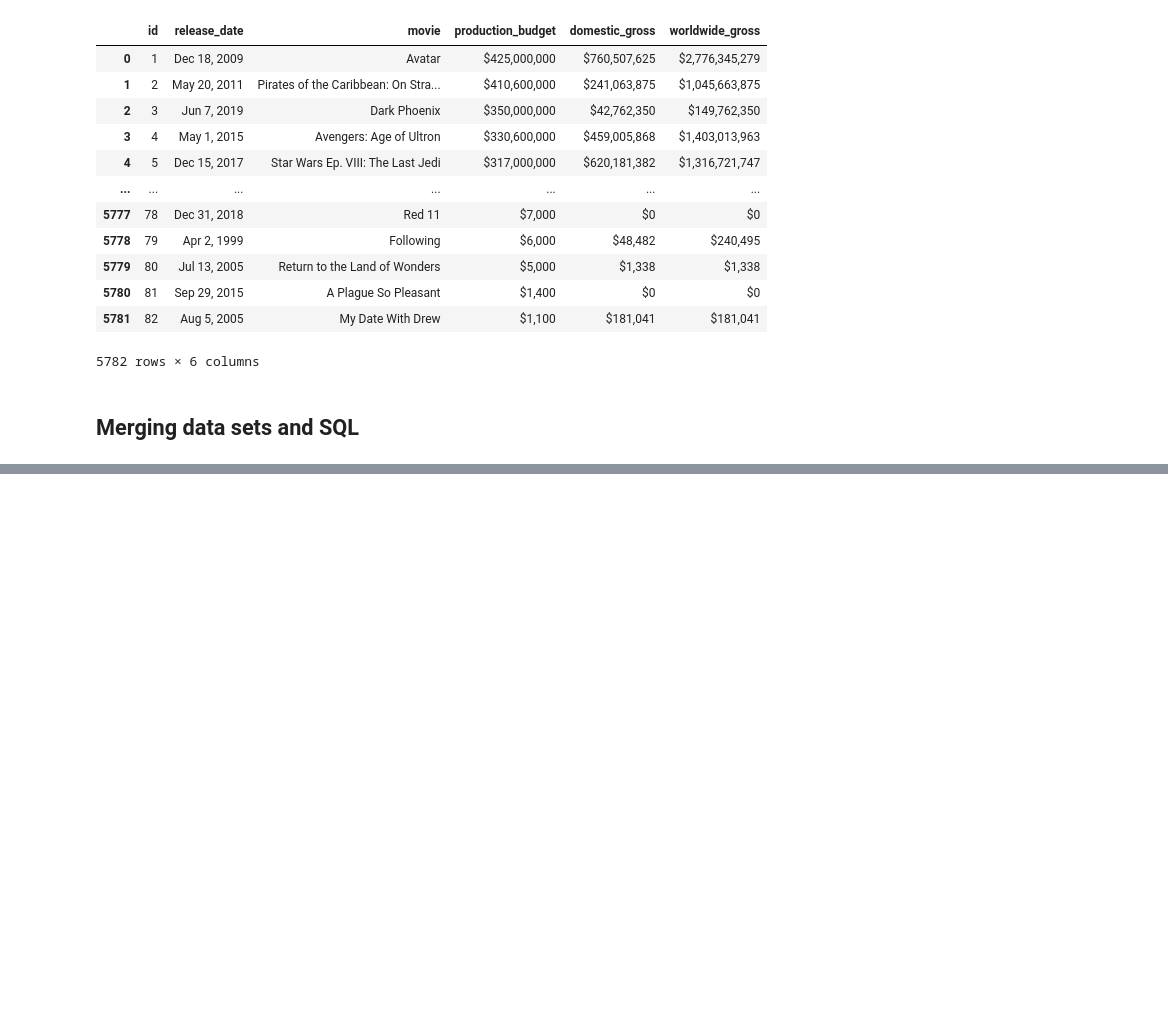
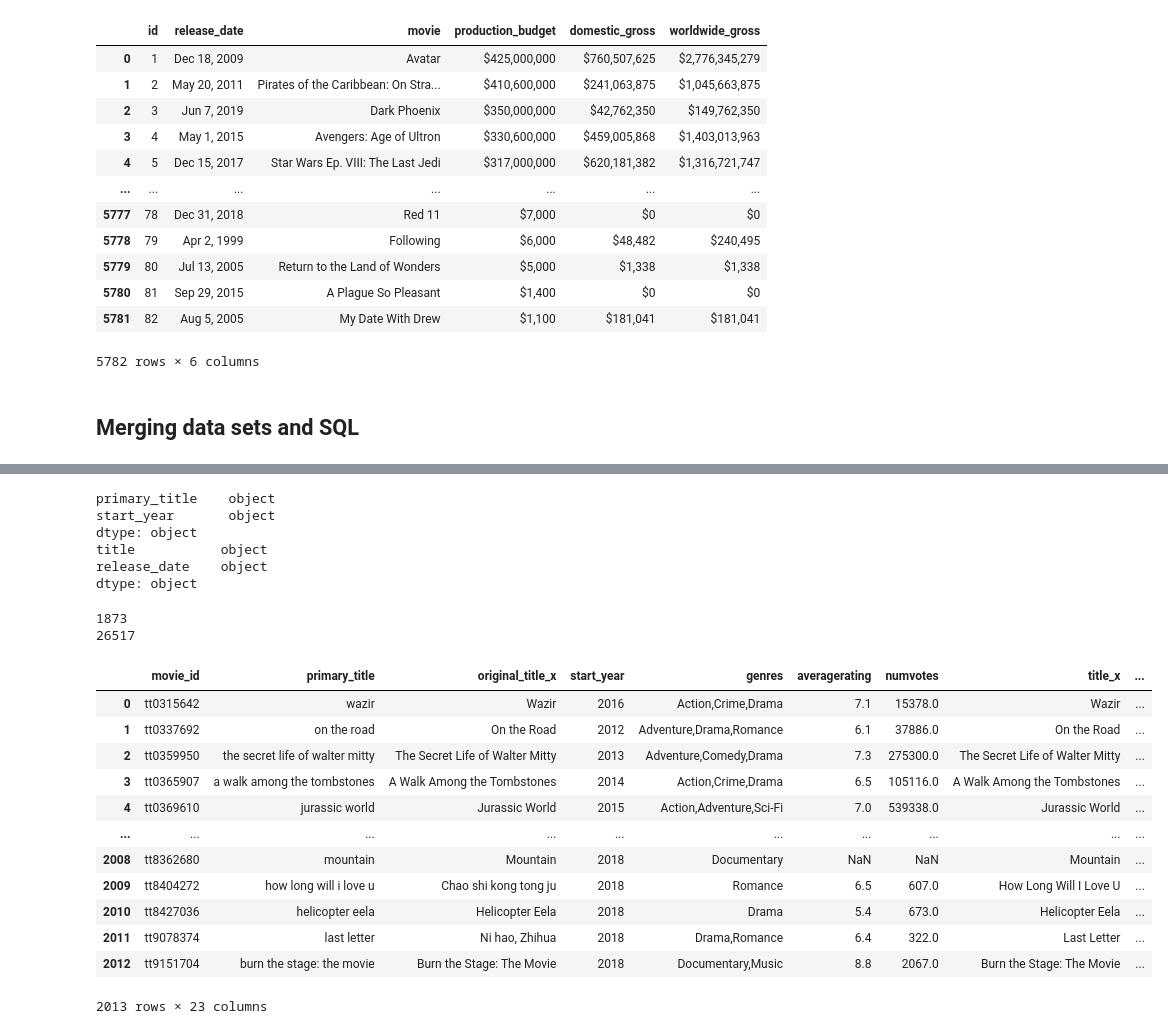
Before and after one commit to fredrickochieng-cell/Group4_Phase2_Project, a Jupyter notebook: Notebooks/hellen.ipynb, the cells around one changed output, grey strips where cells are left out. Cells and saved outputs as stored; diff of their text form; code cells hidden in the pictures; blank space fills up the shorter version.

```diff
--- a/Notebooks/hellen.ipynb
+++ b/Notebooks/hellen.ipynb
@@ -272,0 +384,48 @@ df_tn
+# %%
+print(merged_df[['primary_title', 'start_year']].dtypes)
+print(df_tm_cleaned[['title', 'release_date']].dtypes)
+# %% [output]
+primary_title    object
+start_year       object
+dtype: object
+title           object
+release_date    object
+dtype: object
+# %%
+merged_df['start_year'] = merged_df['start_year'].astype(str)
+# %%
+df_tm_cleaned['release_year'] = pd.to_datetime(df_tm_cleaned['release_date'], errors='coerce').dt.year
+# %%
+print(len(merged_df))
+print(len(df_tm_cleaned))
+# %% [output]
+1873
+26517
+# %%
+merged_df['primary_title'] = merged_df['primary_title'].str.strip().str.lower()
+df_tm_cleaned['title'] = df_tm_cleaned['title'].str.strip().str.lower()
+# %%
+df_tm_cleaned['release_date'] = df_tm_cleaned['release_date'].astype(str).str.extract(r'(\d{4})')[0]
+merged_df['start_year'] = merged_df['start_year'].astype(str).str.extract(r'(\d{4})')[0]
+# %%
+merged_final = merged_df.merge(
+    df_tm_cleaned,
+    left_on=['primary_title', 'start_year'],
+    right_on=['title', 'release_date'],
+    how='left'
+)
+merged_final
+# %% [output]
+|  | movie_id | primary_title | original_title_x | start_year | genres | averagerating | numvotes | title_x | ... |
+| 0 | tt0315642 | wazir | Wazir | 2016 | Action,Crime,Drama | 7.1 | 15378.0 | Wazir | ... |
+| 1 | tt0337692 | on the road | On the Road | 2012 | Adventure,Drama,Romance | 6.1 | 37886.0 | On the Road | ... |
+| 2 | tt0359950 | the secret life of walter mitty | The Secret Life of Walter Mitty | 2013 | Adventure,Comedy,Drama | 7.3 | 275300.0 | The Secret Life of Walter Mitty | ... |
+| 3 | tt0365907 | a walk among the tombstones | A Walk Among the Tombstones | 2014 | Action,Crime,Drama | 6.5 | 105116.0 | A Walk Among the Tombstones | ... |
+| 4 | tt0369610 | jurassic world | Jurassic World | 2015 | Action,Adventure,Sci-Fi | 7.0 | 539338.0 | Jurassic World | ... |
+| ... | ... | ... | ... | ... | ... | ... | ... | ... | ... |
+| 2008 | tt8362680 | mountain | Mountain | 2018 | Documentary | NaN | NaN | Mountain | ... |
+| 2009 | tt8404272 | how long will i love u | Chao shi kong tong ju | 2018 | Romance | 6.5 | 607.0 | How Long Will I Love U | ... |
+| 2010 | tt8427036 | helicopter eela | Helicopter Eela | 2018 | Drama | 5.4 | 673.0 | Helicopter Eela | ... |
+| 2011 | tt9078374 | last letter | Ni hao, Zhihua | 2018 | Drama,Romance | 6.4 | 322.0 | Last Letter | ... |
+| 2012 | tt9151704 | burn the stage: the movie | Burn the Stage: The Movie | 2018 | Documentary,Music | 8.8 | 2067.0 | Burn the Stage: The Movie | ... |
+2013 rows × 23 columns
```
Also changed, not shown: parts of 7 cells of this notebook.
